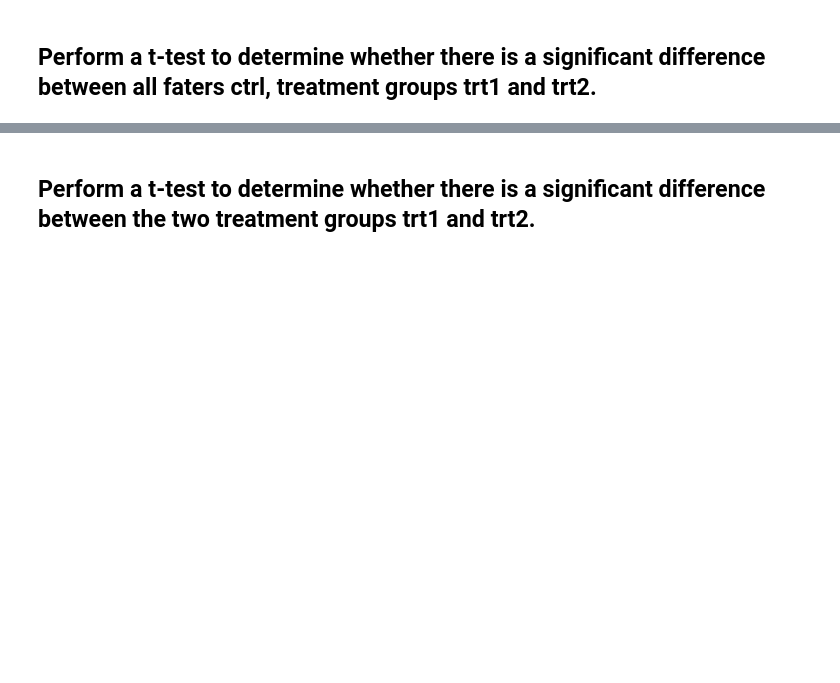
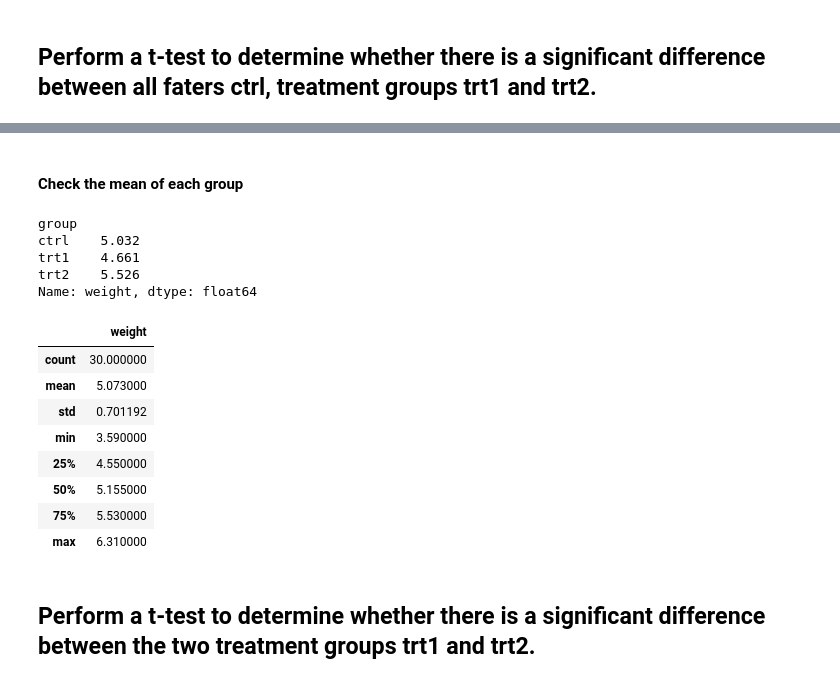
Before and after one commit to Samjean2020/applied_statistics24_25, a Jupyter notebook: project.ipynb, the cells around one changed output, grey strips where cells are left out. Saved outputs shown, nothing was run; the diff lists cells and outputs as text; code cells hidden in the pictures; blank space fills up the shorter version.

```diff
--- a/project.ipynb
+++ b/project.ipynb
@@ -1014,3 +1075,33 @@ T-statistic: -3.010, p-value: 0.008
+# %% [markdown]
+#### Check the mean of each group
+# %%
+# DataFrame with Pandas.
+df = pd.DataFrame(data)
+
+# Calculate the mean weight for each group
+mean_per_group = df.groupby("group")["weight"].mean()
+
+# Execute the program.
+print(mean_per_group)
+# %% [output]
+group
+ctrl    5.032
+trt1    4.661
+trt2    5.526
+Name: weight, dtype: float64
+# %%
+# check the initial mean from the PlanGrowth dataset on a descriptive statistics viewpoint.
+df.describe()
+# %% [output]
+|  | weight |
+| count | 30.000000 |
+| mean | 5.073000 |
+| std | 0.701192 |
+| min | 3.590000 |
+| 25% | 4.550000 |
+| 50% | 5.155000 |
+| 75% | 5.530000 |
+| max | 6.310000 |
 # %% [markdown]
 ## Perform a t-test to determine whether there is a significant difference between the two treatment groups trt1 and trt2.
 # %%
```
Also changed, not shown: parts of 45 cells of this notebook.
